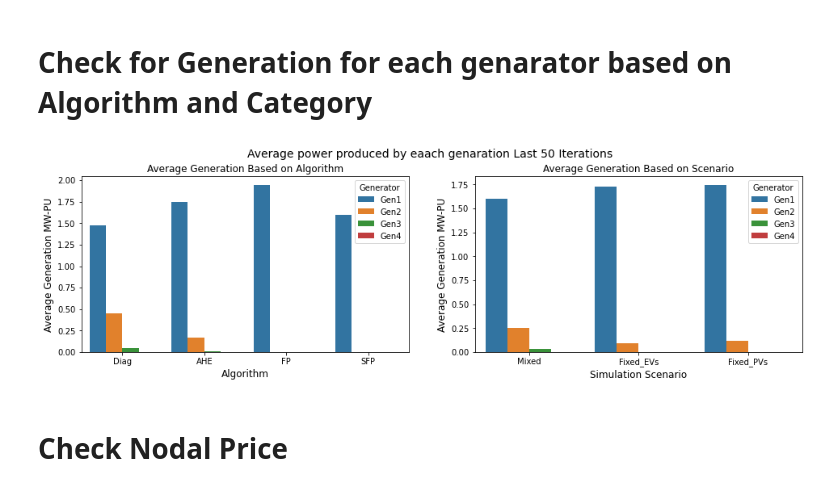
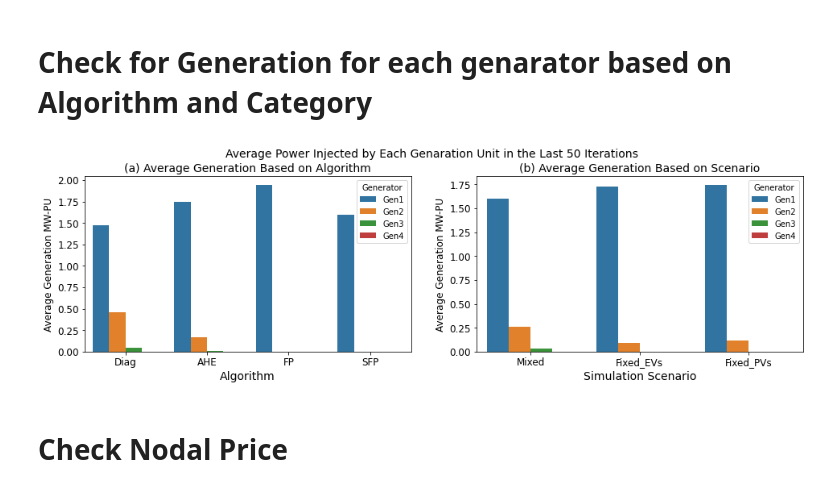
Before and after one commit to alirezakfz/PyomoModels, a Jupyter notebook: 08_SEST2022_DA_EQ/Results3/Plot/Journal_Generators_Nodal_Price.ipynb, the cells around one changed output. Drawn from its saved outputs; the diff is of its cells as text; code cells hidden in the pictures.

```diff
--- a/08_SEST2022_DA_EQ/Results3/Plot/Journal_Generators_Nodal_Price.ipynb
+++ b/08_SEST2022_DA_EQ/Results3/Plot/Journal_Generators_Nodal_Price.ipynb
@@ -102,40 +102,42 @@ for df in df_all:
     if counter%3==0:
         count_algo+=1
     if count_algo > 3:
         count_algo=0
     if counter%12==0:
         count_scen+=1
 
 df_compare = pd.DataFrame({'Generator':gen_col, 'Algorithms':algo_col, 'Scenario':scen_col, 'Categories':cat_col, 'Generation':gen_value})
 
 # Plot data
 fig, axes = plt.subplots(1, 2, figsize=(16, 4))
 
 order =['Diag', 'AHE', 'FP', 'SFP']
 h_order=['Mixed', 'Fixed_EVs', 'Fixed_PVs']
 
 sns.barplot(data= df_compare.groupby(['Generator','Algorithms']).mean().reset_index(),
             x='Algorithms', y='Generation', hue='Generator', hue_order=gen_list , order=order, ax=axes[0])
 
-axes[0].set_title("Average Generation Based on Algorithm", fontsize=12)
-axes[0].set_xlabel('Algorithm',fontsize=12);
+axes[0].set_title("(a) Average Generation Based on Algorithm", fontsize=14)
+axes[0].set_xlabel('Algorithm',fontsize=14);
 axes[0].set_ylabel('Average Generation MW-PU',fontsize=12);
 
 sns.barplot(data= df_compare.groupby(['Generator','Scenario']).mean().reset_index(),
             x='Scenario', y='Generation', hue='Generator', hue_order=gen_list, order=h_order,  ax=axes[1])
 
-axes[1].set_title("Average Generation Based on Scenario", fontsize=12)
-axes[1].set_xlabel('Simulation Scenario',fontsize=12);
+axes[1].set_title("(b) Average Generation Based on Scenario", fontsize=14)
+axes[1].set_xlabel('Simulation Scenario',fontsize=14);
 axes[1].set_ylabel('Average Generation MW-PU',fontsize=12);
 
 for ax in axes:
     ax.set_rasterized(True)
+    for item in ([ ax.yaxis.label] + ax.get_xticklabels() + ax.get_yticklabels()):
+        item.set_fontsize(12)
 
-fig.suptitle('Average power produced by eaach genaration Last %d Iterations'%last_n_iter, fontsize=14, y=1.);
+fig.suptitle('Average Power Injected by Each Genaration Unit in the Last %d Iterations'%last_n_iter, fontsize=14, y=1.);
 
-fig.savefig("Figures/Nodal_Figures/Average_Power_Generation.png", bbox_inches= 'tight')
+fig.savefig("Figures/Nodal_Figures/Average_Power_Generation.eps", bbox_inches= 'tight')
 # %% [output]
-[figure, old version]
+[figure, new version]
 # %% [markdown]
 # Check Nodal Price
 # %%
```
Also changed, not shown: 10 other files.
